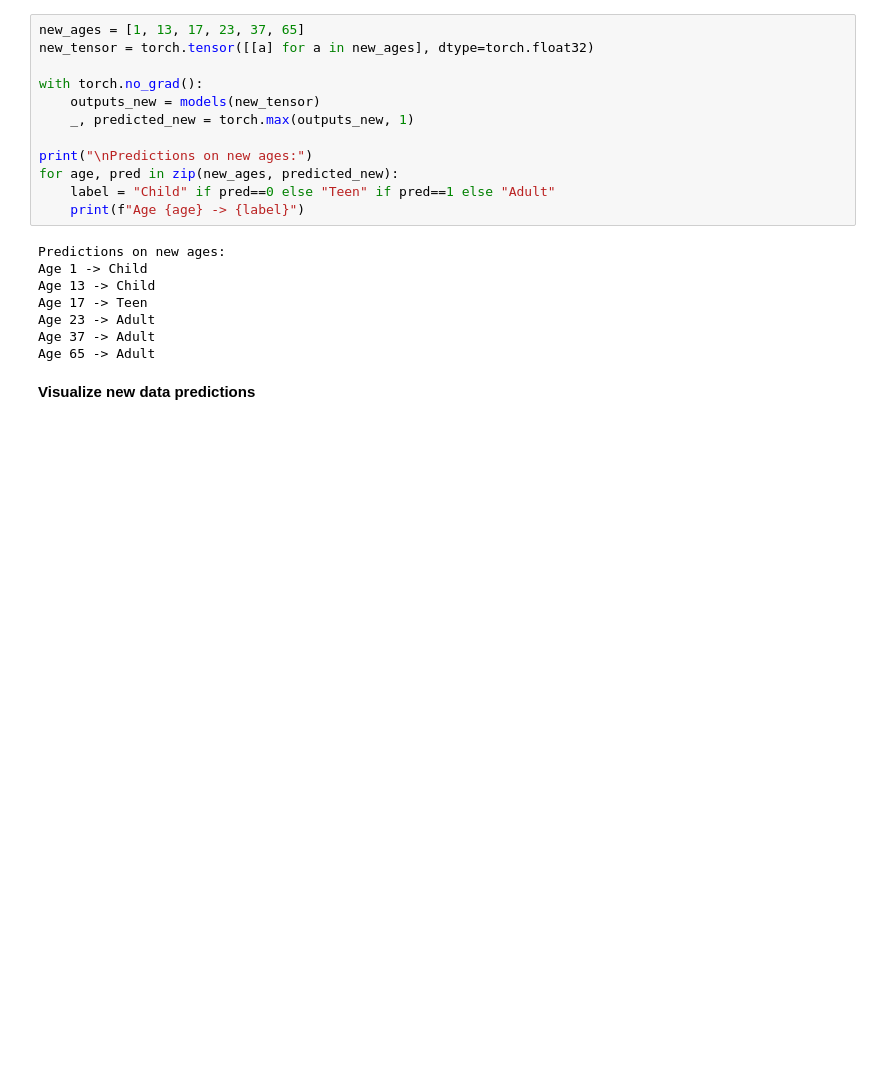
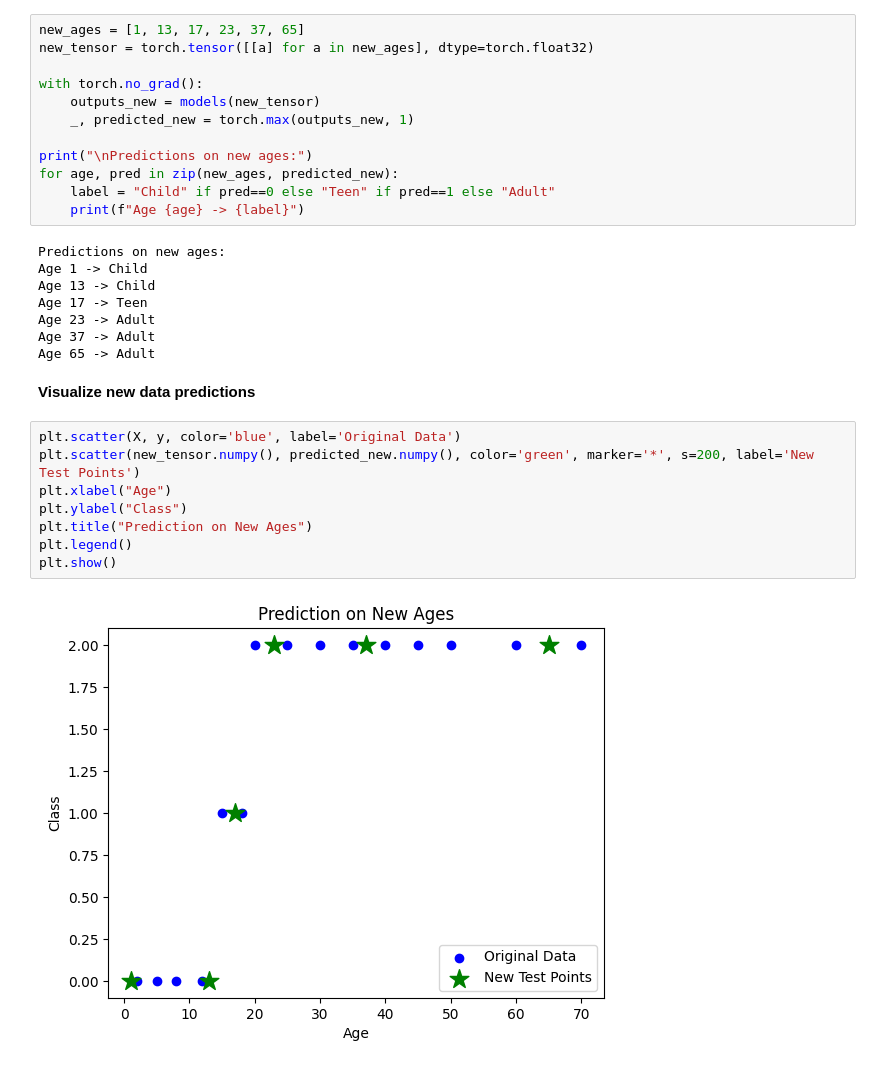
Before and after one commit to pythonwithzeeshan/learn-lessons, a Jupyter notebook: Classification.ipynb, the cells around one changed output. Saved outputs shown, nothing was run; the diff lists cells and outputs as text; blank space fills up the shorter version.

Commit message:
Visualize new data predictions

```diff
--- a/Classification.ipynb
+++ b/Classification.ipynb
@@ -161,3 +161,13 @@ Age 37 -> Adult
 Age 65 -> Adult
 # %% [markdown]
 **Visualize new data predictions**
+# %%
+plt.scatter(X, y, color='blue', label='Original Data')
+plt.scatter(new_tensor.numpy(), predicted_new.numpy(), color='green', marker='*', s=200, label='New Test Points')
+plt.xlabel("Age")
+plt.ylabel("Class")
+plt.title("Prediction on New Ages")
+plt.legend()
+plt.show()
+# %% [output]
+[figure, added]
```
